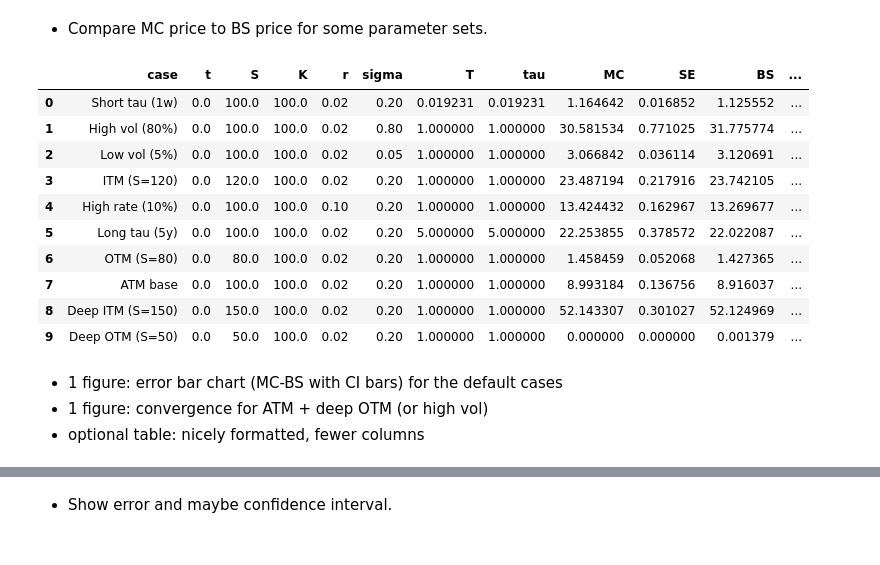
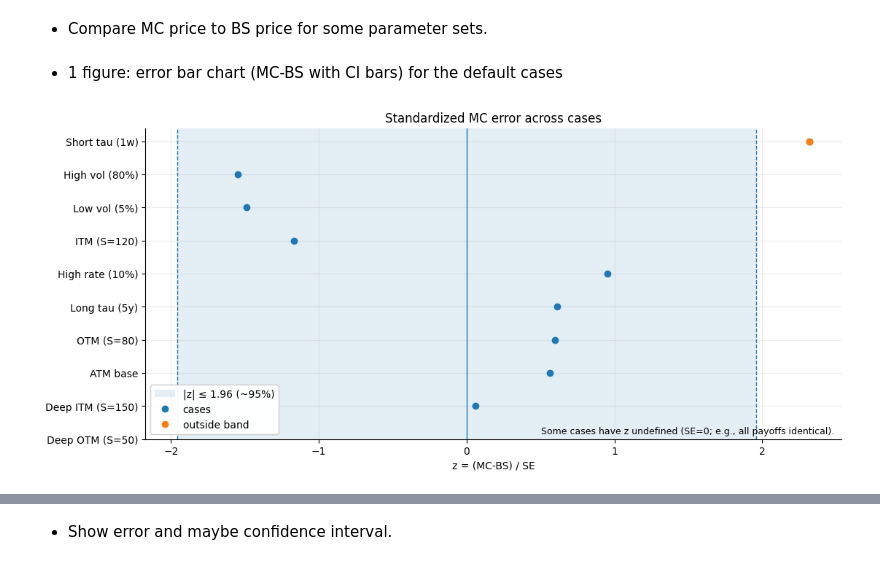
Before and after one commit to willemk-stack/option-pricing-library, a Jupyter notebook: notebooks/05_mc_pricing_basics.ipynb, the cells around one changed output, grey strips where cells are left out. Saved outputs shown, nothing was run; the diff lists cells and outputs as text; code cells hidden in the pictures.

Commit message:
Added subplot option and improved display

```diff
--- a/notebooks/05_mc_pricing_basics.ipynb
+++ b/notebooks/05_mc_pricing_basics.ipynb
@@ -160,26 +159,19 @@ fig, axes = plot_gbm_terminal_dists(
 - Compare MC price to BS price for some parameter sets.
 # %%
 param_cases = default_cases(params)
-table = df = compare_table(
+df_mc_vs_bs = compare_table(
     param_cases,
     n_paths=10_000,
     seed=0,
     per_case_seed=True
 )
-df[["case", "t", "S", "K", "r", "sigma", "T", "tau", "MC", "SE", "BS", "MC-BS"]]
+
+df_mc_convergence = convergence_table(
+    params
+)
-# %% [output]
-|  | case | t | S | K | r | sigma | T | tau | MC | SE | BS | ... |
-| 0 | Short tau (1w) | 0.0 | 100.0 | 100.0 | 0.02 | 0.20 | 0.019231 | 0.019231 | 1.164642 | 0.016852 | 1.125552 | ... |
-| 1 | High vol (80%) | 0.0 | 100.0 | 100.0 | 0.02 | 0.80 | 1.000000 | 1.000000 | 30.581534 | 0.771025 | 31.775774 | ... |
-| 2 | Low vol (5%) | 0.0 | 100.0 | 100.0 | 0.02 | 0.05 | 1.000000 | 1.000000 | 3.066842 | 0.036114 | 3.120691 | ... |
-| 3 | ITM (S=120) | 0.0 | 120.0 | 100.0 | 0.02 | 0.20 | 1.000000 | 1.000000 | 23.487194 | 0.217916 | 23.742105 | ... |
-| 4 | High rate (10%) | 0.0 | 100.0 | 100.0 | 0.10 | 0.20 | 1.000000 | 1.000000 | 13.424432 | 0.162967 | 13.269677 | ... |
-| 5 | Long tau (5y) | 0.0 | 100.0 | 100.0 | 0.02 | 0.20 | 5.000000 | 5.000000 | 22.253855 | 0.378572 | 22.022087 | ... |
-| 6 | OTM (S=80) | 0.0 | 80.0 | 100.0 | 0.02 | 0.20 | 1.000000 | 1.000000 | 1.458459 | 0.052068 | 1.427365 | ... |
-| 7 | ATM base | 0.0 | 100.0 | 100.0 | 0.02 | 0.20 | 1.000000 | 1.000000 | 8.993184 | 0.136756 | 8.916037 | ... |
-| 8 | Deep ITM (S=150) | 0.0 | 150.0 | 100.0 | 0.02 | 0.20 | 1.000000 | 1.000000 | 52.143307 | 0.301027 | 52.124969 | ... |
-| 9 | Deep OTM (S=50) | 0.0 | 50.0 | 100.0 | 0.02 | 0.20 | 1.000000 | 1.000000 | 0.000000 | 0.000000 | 0.001379 | ... |
 # %% [markdown]
 - 1 figure: error bar chart (MC-BS with CI bars) for the default cases
-- 1 figure: convergence for ATM + deep OTM (or high vol)
-- optional table: nicely formatted, fewer columns
+# %%
+fig, ax = plot_mc_bs_errorbars(df=df_mc_vs_bs, figsize=(11, 5))
+# %% [output]
+[figure, added]
```
Also changed, not shown: parts of 4 cells of this notebook, 1 other file.
